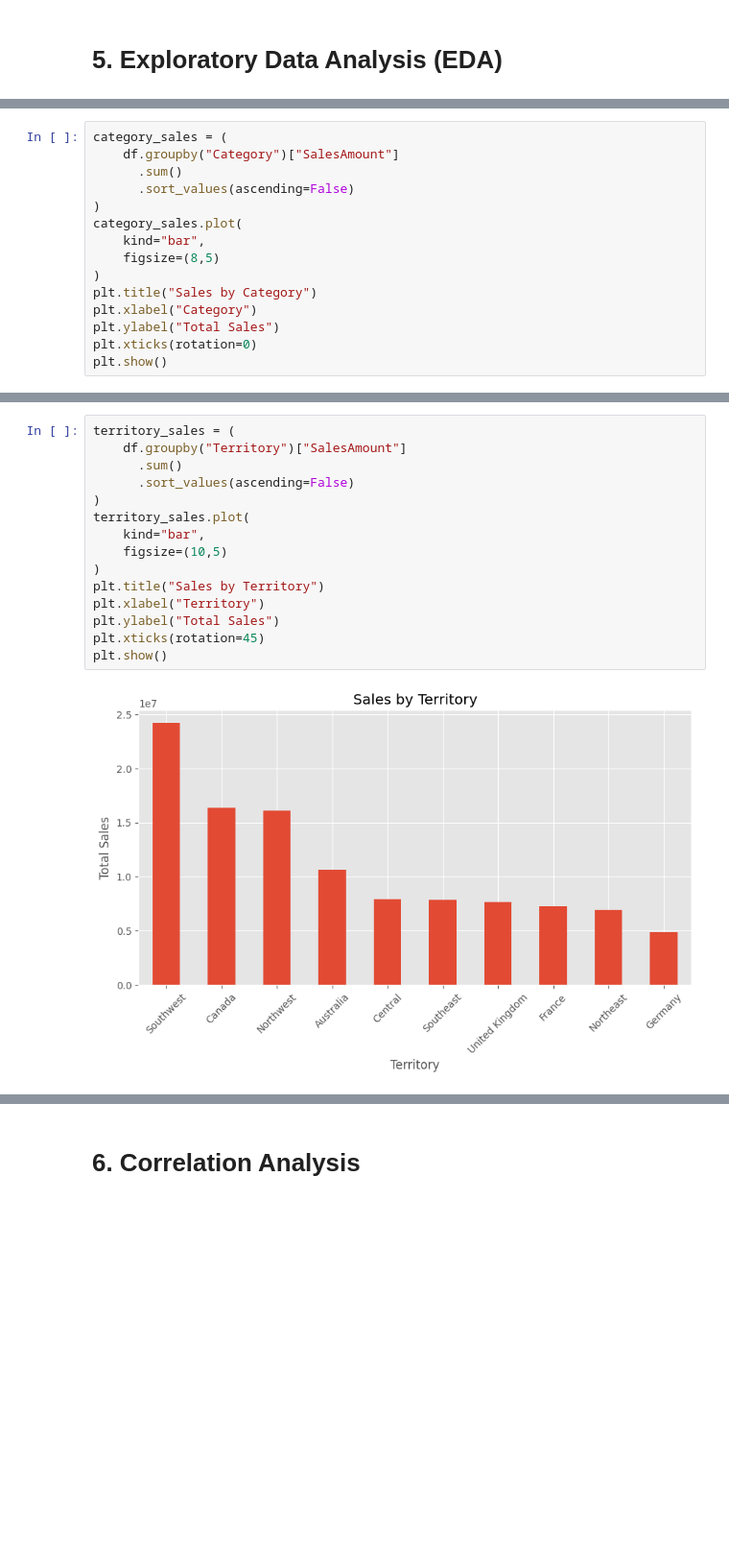
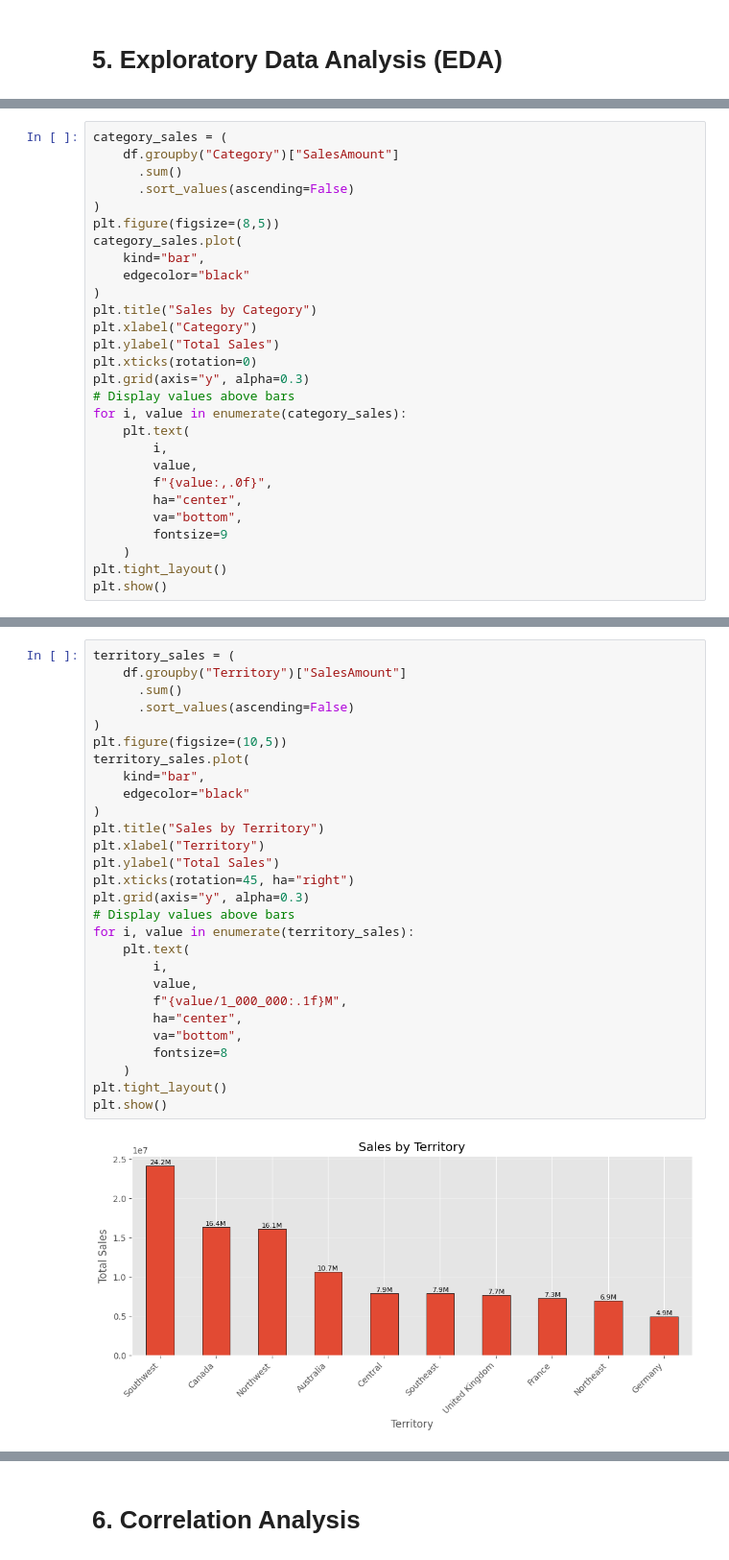
Before and after one commit to nhahub/NHA-4-127, a Jupyter notebook: Sales Performance Analysis/2_Python/1_notebooks/01_Data_Validation_EDA.ipynb, the cells around one changed output, grey strips where cells are left out. Shown at 96% size. Cells and saved outputs as stored; diff of their text form; blank space fills up the shorter version.

```diff
--- a/Sales Performance Analysis/2_Python/1_notebooks/01_Data_Validation_EDA.ipynb
+++ b/Sales Performance Analysis/2_Python/1_notebooks/01_Data_Validation_EDA.ipynb
@@ -232,13 +225,26 @@ category_sales = (
       .sum()
       .sort_values(ascending=False)
 )
+plt.figure(figsize=(8,5))
 category_sales.plot(
     kind="bar",
-    figsize=(8,5)
+    edgecolor="black"
 )
 plt.title("Sales by Category")
 plt.xlabel("Category")
 plt.ylabel("Total Sales")
 plt.xticks(rotation=0)
+plt.grid(axis="y", alpha=0.3)
+# Display values above bars
+for i, value in enumerate(category_sales):
+    plt.text(
+        i,
+        value,
+        f"{value:,.0f}",
+        ha="center",
+        va="bottom",
+        fontsize=9
+    )
+plt.tight_layout()
 plt.show()
 # %% [output]
@@ -246,20 +252,33 @@ plt.show()
 # %%
 territory_sales = (
     df.groupby("Territory")["SalesAmount"]
       .sum()
       .sort_values(ascending=False)
 )
+plt.figure(figsize=(10,5))
 territory_sales.plot(
     kind="bar",
-    figsize=(10,5)
+    edgecolor="black"
 )
 plt.title("Sales by Territory")
 plt.xlabel("Territory")
 plt.ylabel("Total Sales")
-plt.xticks(rotation=45)
+plt.xticks(rotation=45, ha="right")
+plt.grid(axis="y", alpha=0.3)
+# Display values above bars
+for i, value in enumerate(territory_sales):
+    plt.text(
+        i,
+        value,
+        f"{value/1_000_000:.1f}M",
+        ha="center",
+        va="bottom",
+        fontsize=8
+    )
+plt.tight_layout()
 plt.show()
 # %% [output]
-[figure, old version]
+[figure, new version]
 # %%
 monthly_sales = (
     df.groupby(["OrderYear", "OrderMonth"])["SalesAmount"]
```
Also changed, not shown: parts of 16 cells of this notebook.
